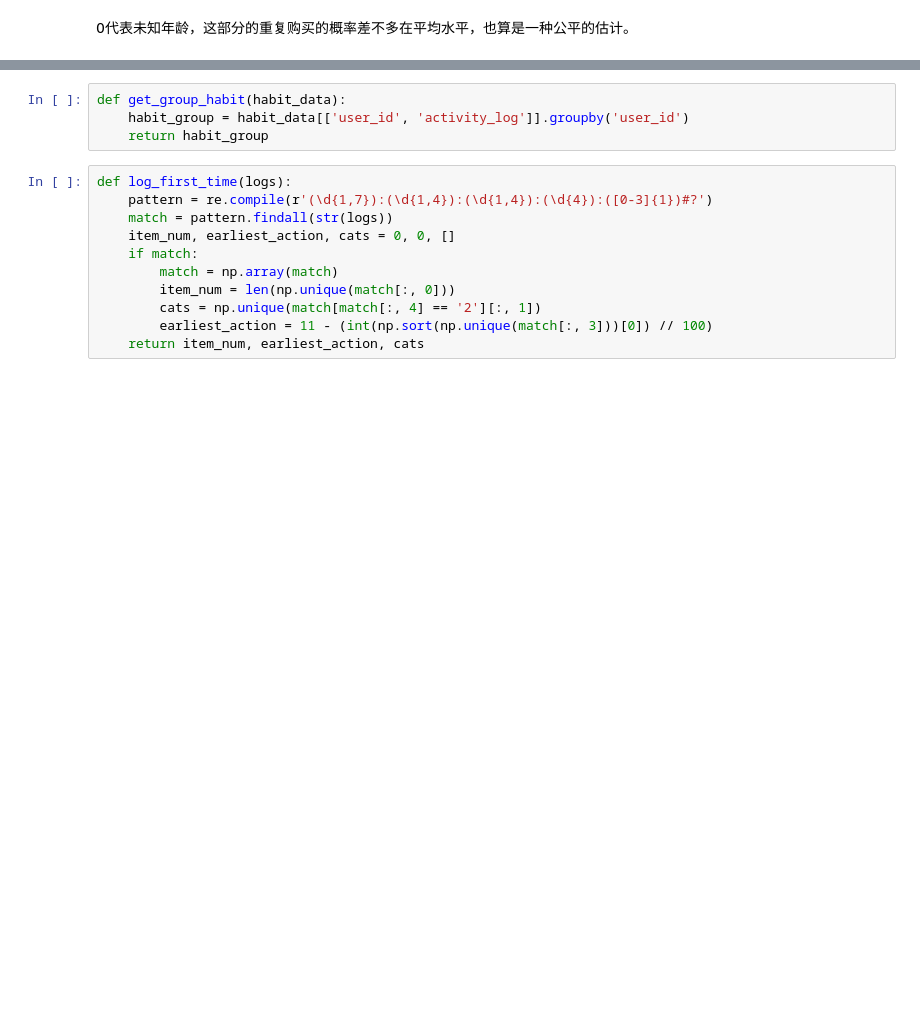
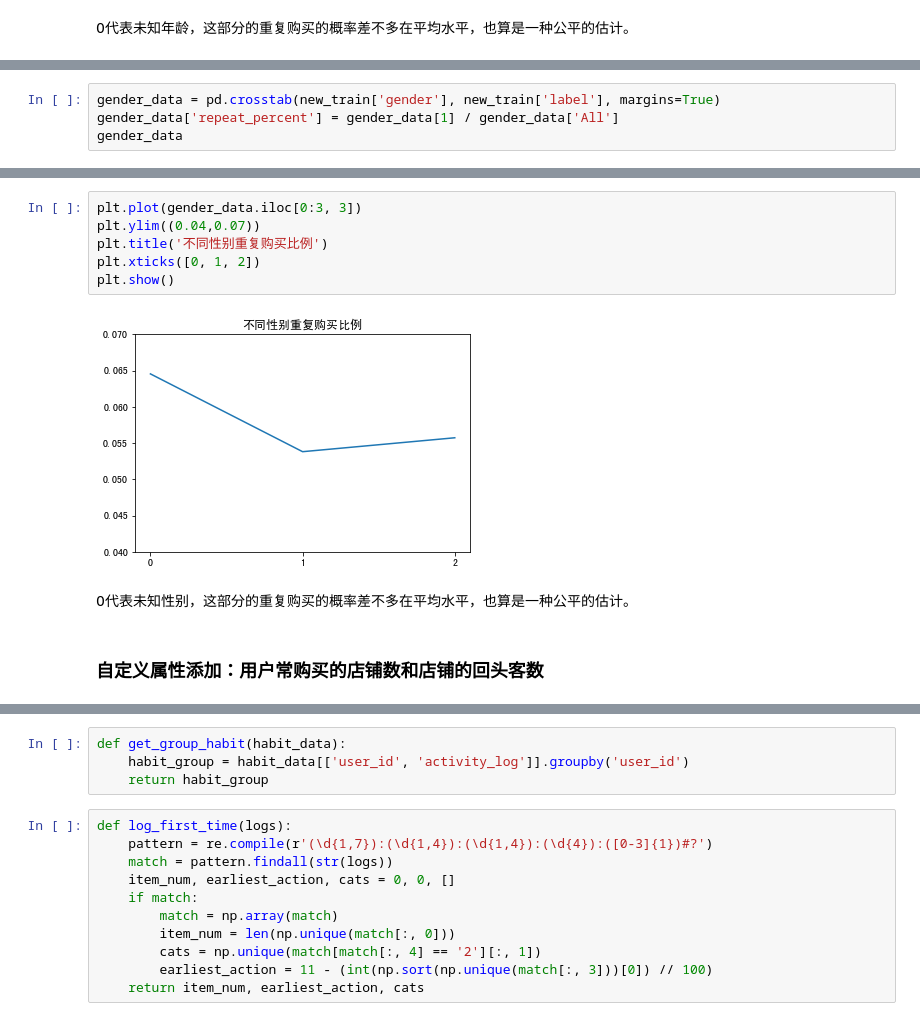
Before and after one commit to ArwenChan/notebooks, a Jupyter notebook: repeat-buyers.ipynb, the cells around one changed output, grey strips where cells are left out. Cells and saved outputs as stored; diff of their text form; blank space fills up the shorter version.

```diff
--- a/repeat-buyers.ipynb
+++ b/repeat-buyers.ipynb
@@ -289,0 +110,4 @@ train_habit_user_group = train_user_habit[['user_id', 'activity_log']].groupby('
+# %%
+gender_data = pd.crosstab(new_train['gender'], new_train['label'], margins=True)
+gender_data['repeat_percent'] = gender_data[1] / gender_data['All']
+gender_data
@@ -289,0 +121,12 @@ train_habit_user_group = train_user_habit[['user_id', 'activity_log']].groupby('
+# %%
+plt.plot(gender_data.iloc[0:3, 3])
+plt.ylim((0.04,0.07))
+plt.title('不同性别重复购买比例')
+plt.xticks([0, 1, 2])
+plt.show()
+# %% [output]
+[figure, added]
+# %% [markdown]
+0代表未知性别，这部分的重复购买的概率差不多在平均水平，也算是一种公平的估计。
+# %% [markdown]
+### 自定义属性添加：用户常购买的店铺数和店铺的回头客数
```
Also changed, not shown: parts of 80 cells of this notebook.
